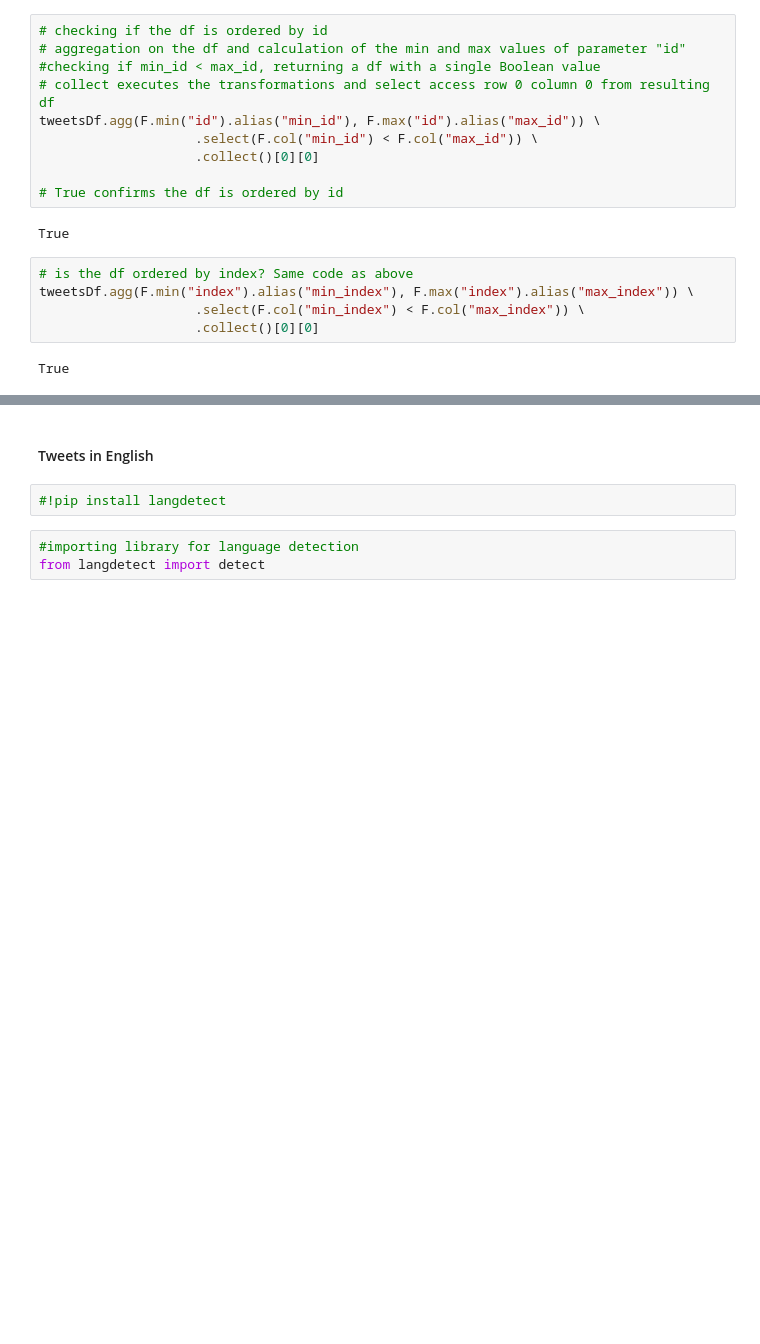
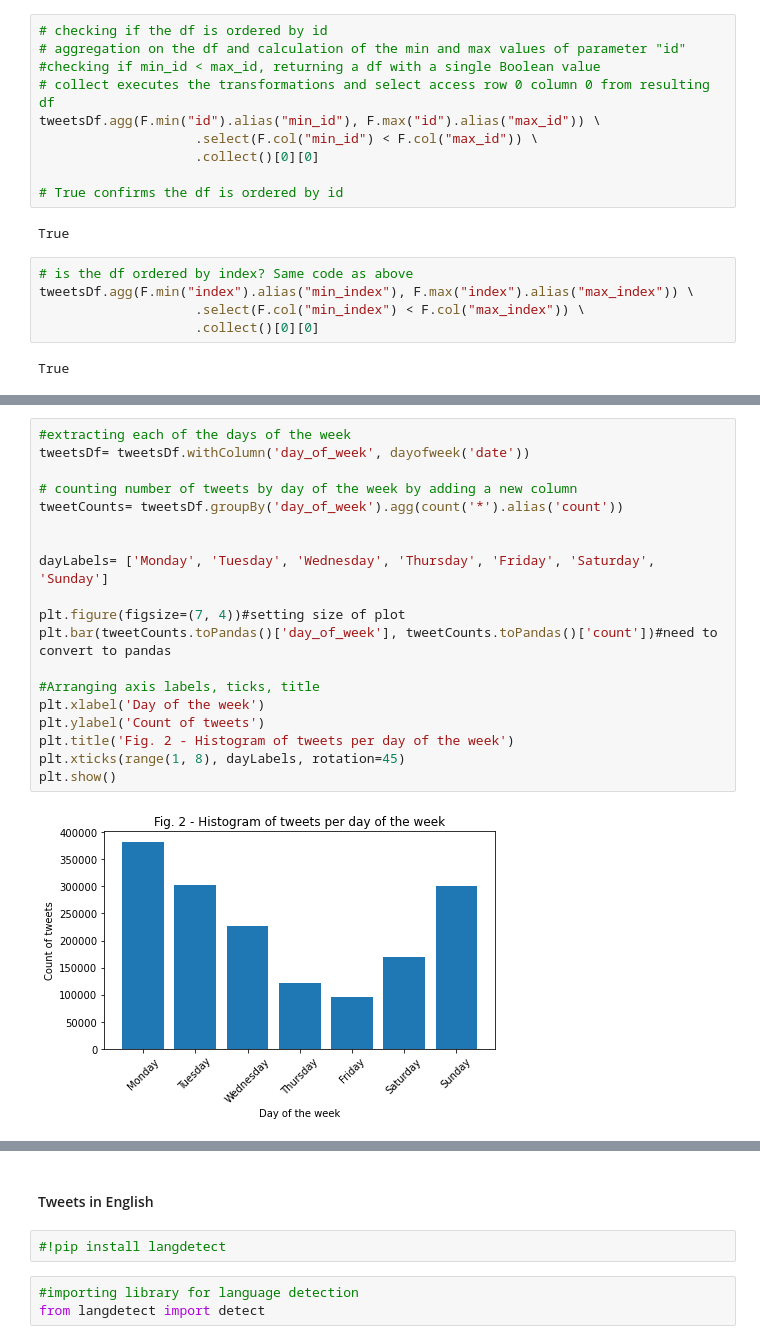
Before and after one commit to Carloselrecharlie/BD_assessment, a Jupyter notebook: sba22448_Integrated_CA.ipynb, the cells around one changed output, grey strips where cells are left out. Drawn from its saved outputs; the diff is of its cells as text; blank space fills up the shorter version.

```diff
--- a/sba22448_Integrated_CA.ipynb
+++ b/sba22448_Integrated_CA.ipynb
@@ -208,0 +351,21 @@ maximum date:  2009-06-25 18:28:31
+# %%
+#extracting each of the days of the week
+tweetsDf= tweetsDf.withColumn('day_of_week', dayofweek('date'))
+
+# counting number of tweets by day of the week by adding a new column
+tweetCounts= tweetsDf.groupBy('day_of_week').agg(count('*').alias('count'))
+
+
+dayLabels= ['Monday', 'Tuesday', 'Wednesday', 'Thursday', 'Friday', 'Saturday', 'Sunday']
+
+plt.figure(figsize=(7, 4))#setting size of plot
+plt.bar(tweetCounts.toPandas()['day_of_week'], tweetCounts.toPandas()['count'])#need to convert to pandas
+
+#Arranging axis labels, ticks, title
+plt.xlabel('Day of the week')
+plt.ylabel('Count of tweets')
+plt.title('Fig. 2 - Histogram of tweets per day of the week')
+plt.xticks(range(1, 8), dayLabels, rotation=45)
+plt.show()
+# %% [output]
+[figure, added]
```
Also changed, not shown: parts of 60 cells of this notebook.
